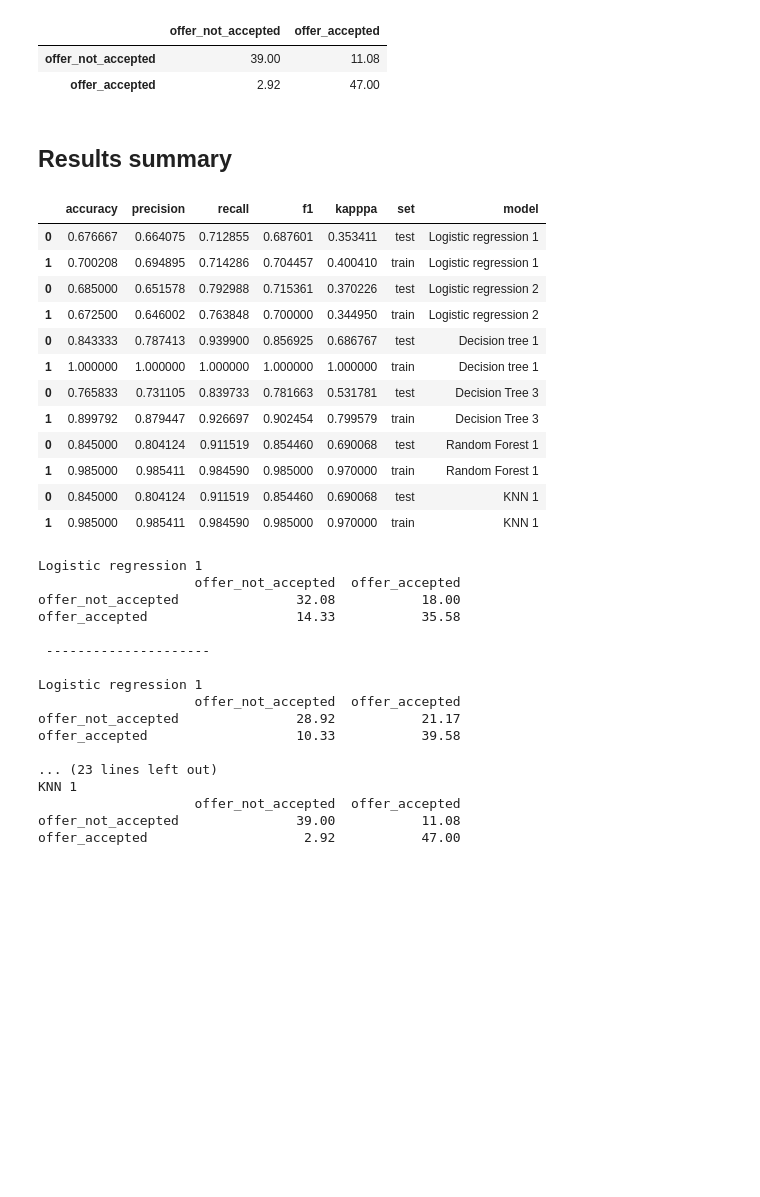
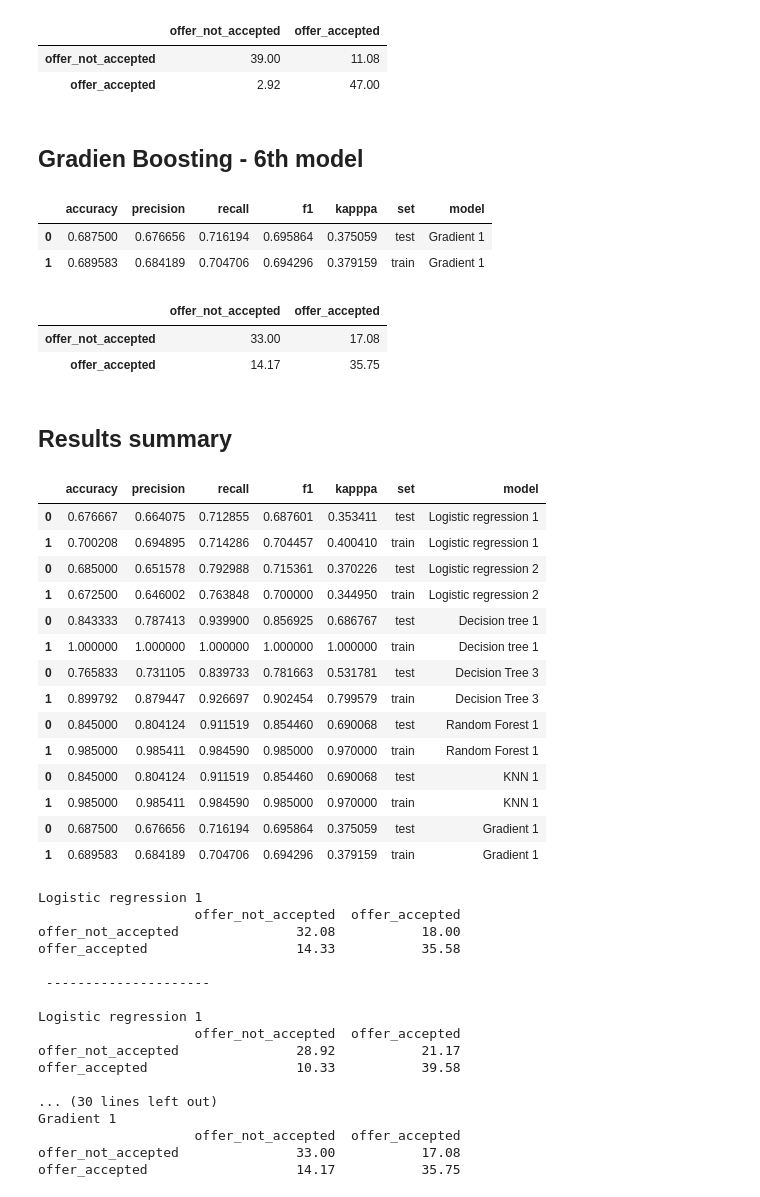
Before and after one commit to ferseguias/ccm_classification, a Jupyter notebook: lab-classification_balance3000.ipynb, the cells around one changed output. Drawn from its saved outputs; the diff is of its cells as text; code cells hidden in the pictures; blank space fills up the shorter version.

Commit message:
ultimo modelo

```diff
--- a/lab-classification_balance3000.ipynb
+++ b/lab-classification_balance3000.ipynb
@@ -750,26 +751,51 @@ knn_matrix_1
 |  | offer_not_accepted | offer_accepted |
 | offer_not_accepted | 39.00 | 11.08 |
 | offer_accepted | 2.92 | 47.00 |
+# %% [markdown]
+## Gradien Boosting - 6th model
+# %%
+gb = GradientBoostingClassifier(n_estimators=100, learning_rate=0.2, max_depth=1, random_state=23)
+gb.fit(X_train, y_train)
+
+y_pred_gb_test= gb.predict(X_test)
+y_pred_gb_train= gb.predict(X_train)
+
+results_gradient_1 = lr_metrics(y_test, y_pred_gb_test, y_train, y_pred_gb_train, "Gradient 1")
+results_gradient_1
+# %% [output]
+|  | accuracy | precision | recall | f1 | kapppa | set | model |
+| 0 | 0.687500 | 0.676656 | 0.716194 | 0.695864 | 0.375059 | test | Gradient 1 |
+| 1 | 0.689583 | 0.684189 | 0.704706 | 0.694296 | 0.379159 | train | Gradient 1 |
+# %%
+#confusion matrix
+gradient_matrix_1 = matrix(y_test, y_pred_gb_test, y_test.shape[0])
+gradient_matrix_1
+# %% [output]
+|  | offer_not_accepted | offer_accepted |
+| offer_not_accepted | 33.00 | 17.08 |
+| offer_accepted | 14.17 | 35.75 |
 # %% [markdown]
 ## Results summary
 # %%
 #concatenate all stats
-df_all_results = pd.concat([results_logistic_1, results_logistic_2, results_decission_tree_1, results_decission_tree_3, results_forest_1, results_knn_1], axis = 0)
+df_all_results = pd.concat([results_logistic_1, results_logistic_2, results_decission_tree_1, results_decission_tree_3, results_forest_1, results_knn_1, results_gradient_1], axis = 0)
 df_all_results
 # %% [output]
 |  | accuracy | precision | recall | f1 | kapppa | set | model |
 | 0 | 0.676667 | 0.664075 | 0.712855 | 0.687601 | 0.353411 | test | Logistic regression 1 |
 | 1 | 0.700208 | 0.694895 | 0.714286 | 0.704457 | 0.400410 | train | Logistic regression 1 |
 | 0 | 0.685000 | 0.651578 | 0.792988 | 0.715361 | 0.370226 | test | Logistic regression 2 |
 | 1 | 0.672500 | 0.646002 | 0.763848 | 0.700000 | 0.344950 | train | Logistic regression 2 |
 | 0 | 0.843333 | 0.787413 | 0.939900 | 0.856925 | 0.686767 | test | Decision tree 1 |
 | 1 | 1.000000 | 1.000000 | 1.000000 | 1.000000 | 1.000000 | train | Decision tree 1 |
 | 0 | 0.765833 | 0.731105 | 0.839733 | 0.781663 | 0.531781 | test | Decision Tree 3 |
 | 1 | 0.899792 | 0.879447 | 0.926697 | 0.902454 | 0.799579 | train | Decision Tree 3 |
 | 0 | 0.845000 | 0.804124 | 0.911519 | 0.854460 | 0.690068 | test | Random Forest 1 |
 | 1 | 0.985000 | 0.985411 | 0.984590 | 0.985000 | 0.970000 | train | Random Forest 1 |
 | 0 | 0.845000 | 0.804124 | 0.911519 | 0.854460 | 0.690068 | test | KNN 1 |
 | 1 | 0.985000 | 0.985411 | 0.984590 | 0.985000 | 0.970000 | train | KNN 1 |
+| 0 | 0.687500 | 0.676656 | 0.716194 | 0.695864 | 0.375059 | test | Gradient 1 |
+| 1 | 0.689583 | 0.684189 | 0.704706 | 0.694296 | 0.379159 | train | Gradient 1 |
 # %%
 #concatenate all confusion matrices
 print("Logistic regression 1")
@@ -789,6 +815,9 @@ print(random_matrix_1)
 print("\n", "---------------------", "\n")
 print("KNN 1")
 print(knn_matrix_1)
+print("\n", "---------------------", "\n")
+print("Gradient 1")
+print(gradient_matrix_1)
 # %% [output]
 Logistic regression 1
                     offer_not_accepted  offer_accepted
@@ -802,8 +831,8 @@ Logistic regression 1
 offer_not_accepted               28.92           21.17
 offer_accepted                   10.33           39.58
 
-... (23 lines left out)
-KNN 1
+... (30 lines left out)
+Gradient 1
                     offer_not_accepted  offer_accepted
-offer_not_accepted               39.00           11.08
-offer_accepted                    2.92           47.00
+offer_not_accepted               33.00           17.08
+offer_accepted                   14.17           35.75
```
Also changed, not shown: parts of 1 cell of this notebook.
